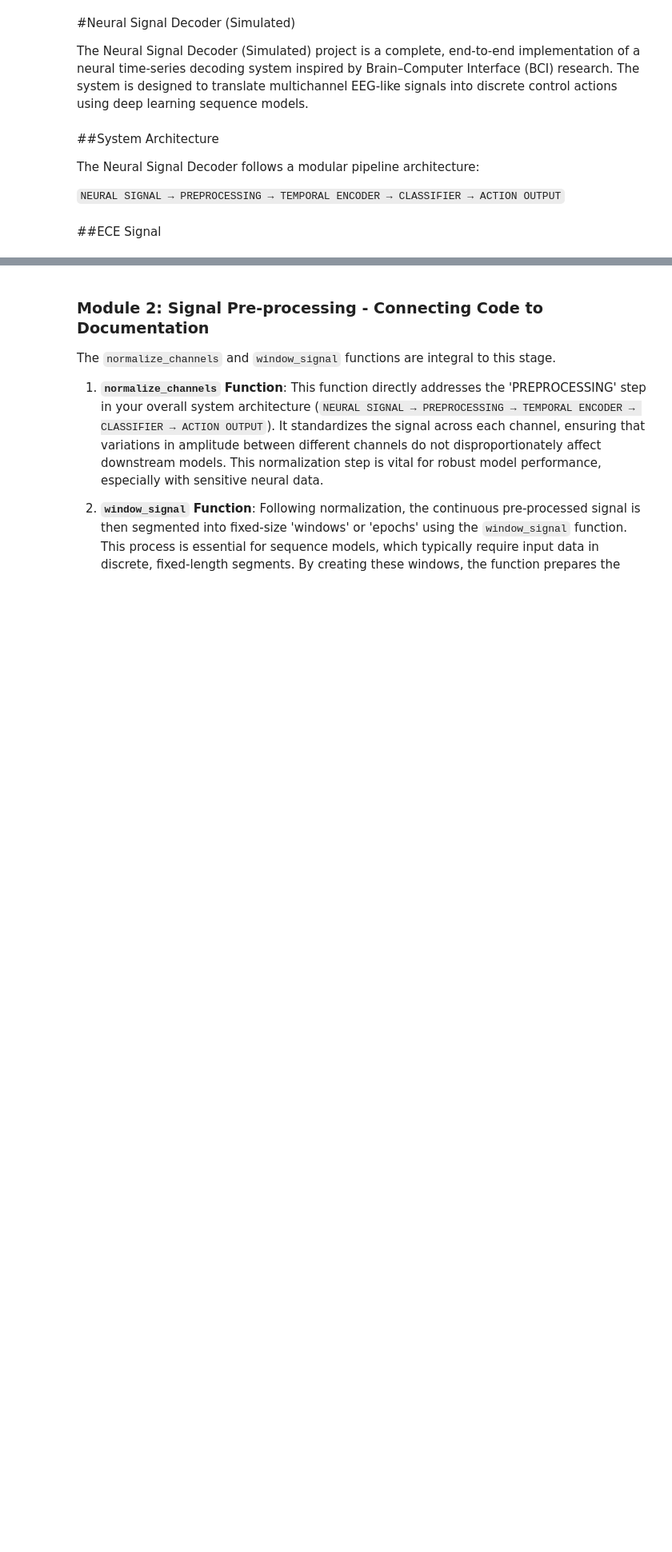
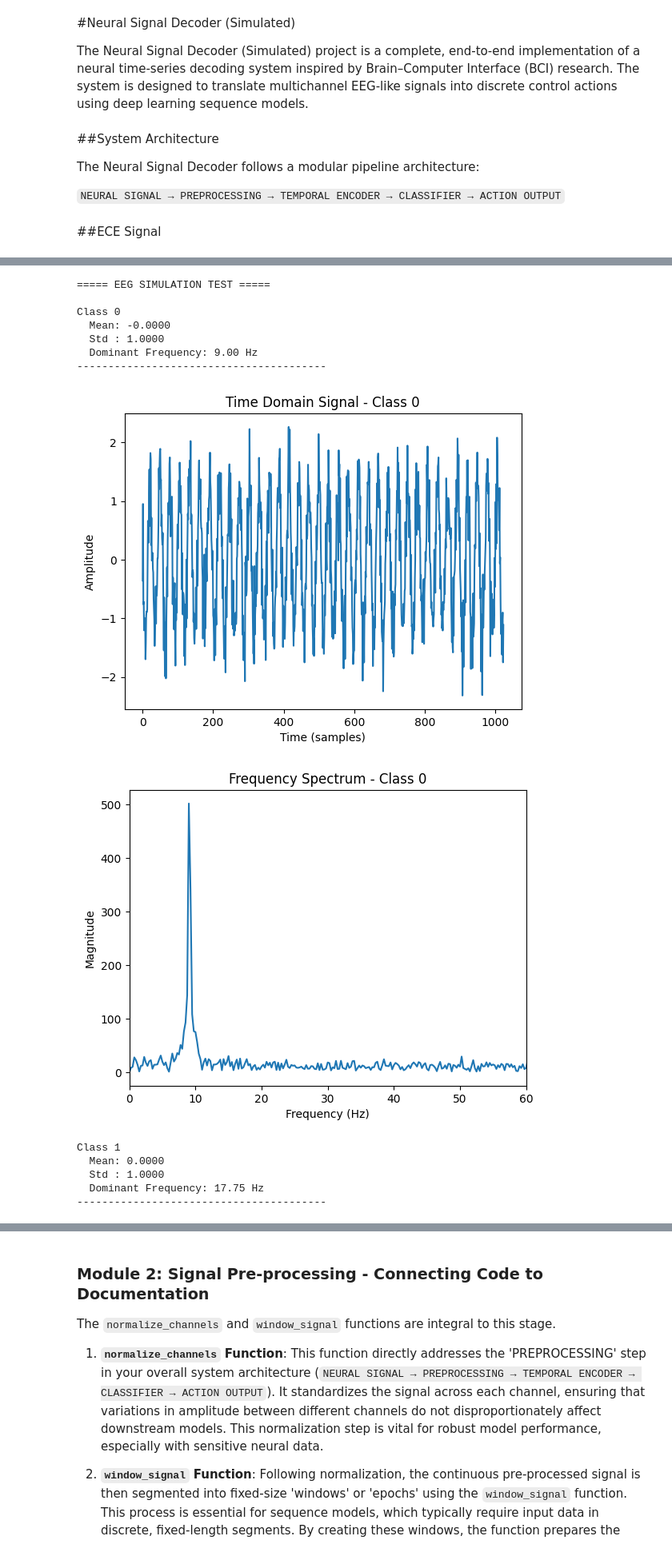
Before and after one commit to Suraj-Sedai/neural-signal-decoder, a Jupyter notebook: notebook/testing.ipynb, the cells around one changed output, grey strips where cells are left out. Shown at 80% size. Drawn from its saved outputs; the diff is of its cells as text; code cells hidden in the pictures; blank space fills up the shorter version.

Commit message:
Fix Signal Simulation

```diff
--- a/notebook/testing.ipynb
+++ b/notebook/testing.ipynb
@@ -142,2 +151,60 @@ def simulate_eeg_sample(
 
     return signal
+# %%
+# ---------- Utility ----------
+def dominant_freq(x, fs=256):
+    fft = np.abs(np.fft.rfft(x))
+    freqs = np.fft.rfftfreq(len(x), d=1/fs)
+    return freqs[np.argmax(fft)]
+
+# ---------- Parameters ----------
+num_timesteps = 1024
+sampling_rate = 256
+
+print("===== EEG SIMULATION TEST =====\n")
+
+# ---------- Run test for each class ----------
+for cls in range(4):
+    x = simulate_eeg_sample(cls, 1, num_timesteps, sampling_rate)[0]
+    dom_f = dominant_freq(x, sampling_rate)
+
+    print(f"Class {cls}")
+    print(f"  Mean: {x.mean():.4f}")
+    print(f"  Std : {x.std():.4f}")
+    print(f"  Dominant Frequency: {dom_f:.2f} Hz")
+    print("-" * 40)
+
+    # ---- Time-domain plot ----
+    plt.figure()
+    plt.plot(x)
+    plt.title(f"Time Domain Signal - Class {cls}")
+    plt.xlabel("Time (samples)")
+    plt.ylabel("Amplitude")
+    plt.show()
+
+    # ---- Frequency-domain plot ----
+    fft_vals = np.abs(np.fft.rfft(x))
+    freqs = np.fft.rfftfreq(len(x), d=1/sampling_rate)
+
+    plt.figure()
+    plt.plot(freqs, fft_vals)
+    plt.title(f"Frequency Spectrum - Class {cls}")
+    plt.xlabel("Frequency (Hz)")
+    plt.ylabel("Magnitude")
+    plt.xlim(0, 60)
+    plt.show()
+# %% [output]
+===== EEG SIMULATION TEST =====
+
+Class 0
+  Mean: -0.0000
+  Std : 1.0000
+  Dominant Frequency: 9.00 Hz
+----------------------------------------
+[figure, added]
+[figure, added]
+Class 1
+  Mean: 0.0000
+  Std : 1.0000
+  Dominant Frequency: 17.75 Hz
+----------------------------------------
```
Also changed, not shown: parts of 6 cells of this notebook.
